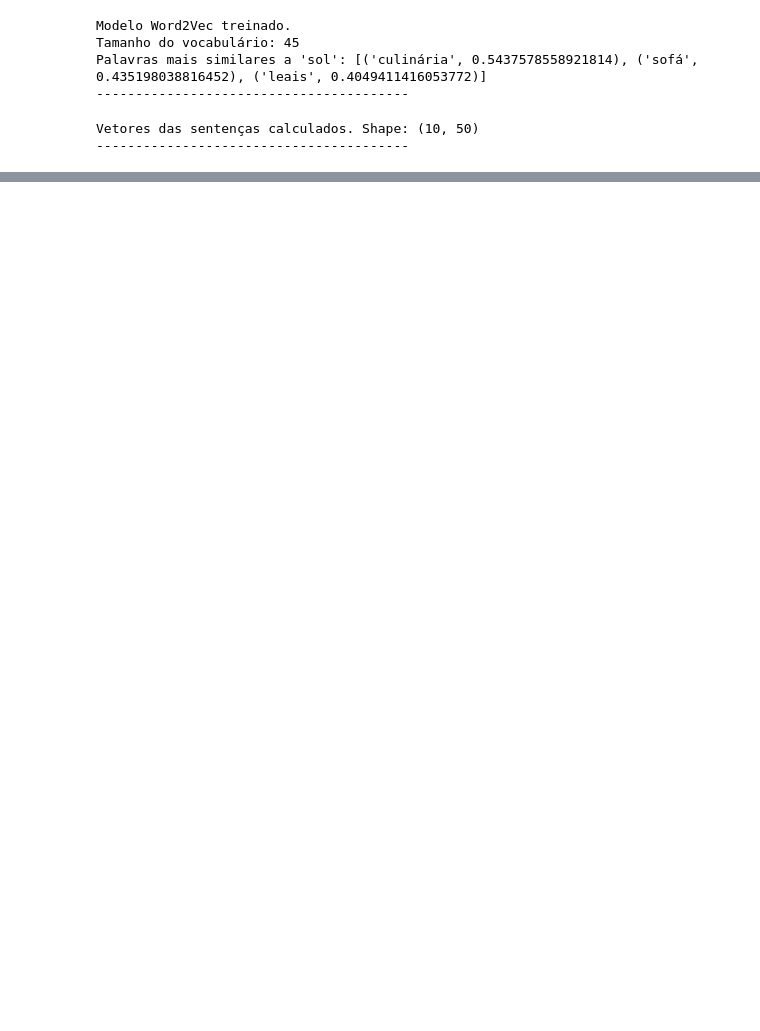
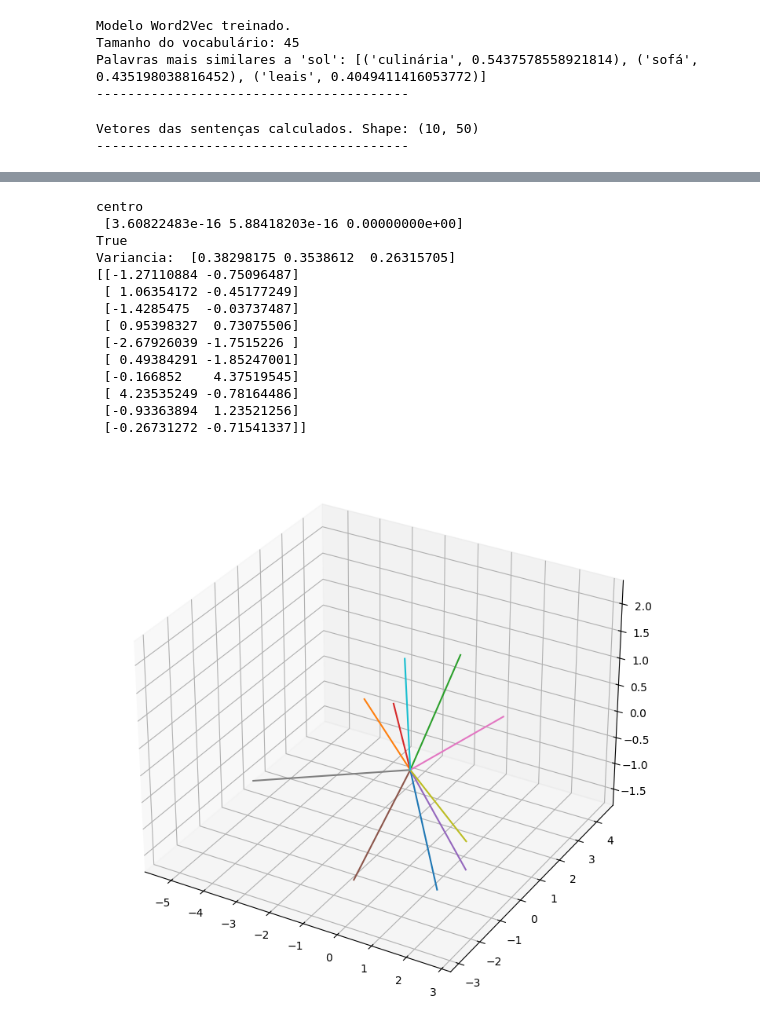
Before and after one commit to Equipe16-IAA/IAA015, a Jupyter notebook: Comparação modelos vetoriais.ipynb, the cells around one changed output, grey strips where cells are left out. Saved outputs shown, nothing was run; the diff lists cells and outputs as text; code cells hidden in the pictures; blank space fills up the shorter version.

```diff
--- a/Comparação modelos vetoriais.ipynb
+++ b/Comparação modelos vetoriais.ipynb
@@ -284,3 +289,57 @@ O gráfico acima mostra cada texto original como um ponto no espaço 2D.
 A posição de cada ponto é determinada pelo vetor da sentença (média dos vetores das palavras) após a redução com PCA.
 Textos com conteúdo semanticamente similar (segundo o modelo Word2Vec) devem aparecer mais próximos uns dos outros.
 Com um corpus pequeno, as relações capturadas pelo Word2Vec podem ser fracas ou baseadas em coocorrências simples de palavras.
+# %%
+centro = pca_result.mean(axis=0)
+v_centro = pca_result - centro
+
+print('centro','\n',centro)
+print( np.allclose(pca_result, v_centro+centro))
+
+# obter o plano para projeção ortogonal
+U,s,Vh = np.linalg.svd(v_centro)
+print('Variancia: ', np.square(s) / np.square(s).sum() )
+W2 = Vh.T[:, :2]
+v1_plano = Vh.T[:, 0]
+v2_plano = Vh.T[:, 1]
+projetados2d = v_centro.dot(W2)
+print(projetados2d)
+# calculando o plano de projeção
+menor = np.min(pca_result,axis=0)-1
+maior = np.min(pca_result,axis=0)+1
+x1s = np.linspace(menor[0], maior[0], 10)
+y1s = np.linspace(menor[1], maior[1], 10)
+z1s = np.linspace(menor[2], maior[2], 10)
+C = Vh
+R = C.T.dot(C)
+x1, x2 = np.meshgrid(x1s, y1s)
+z = (R[0, 2] * x1 + R[1, 2] * x2) / (1 - R[2, 2])
+#
+# tentando visualizar as projeções no espaço 3d
+fig = plt.figure(figsize=(12, 9)) # Ajuste o tamanho conforme necessário
+ax = fig.add_subplot(111, projection='3d')
+ax.plot_surface(x1, x2, z, alpha=0.2, color="k")
+#ax.view_init(elev=180, azim=180)
+# pontos originais
+for v in pca_result:
+    xs = np.linspace(0, v[0], 10)
+    ys = np.linspace(0, v[1], 10)
+    zs = np.linspace(0, v[2], 10)
+    plt.plot(xs,ys,zs=zs)
+plt.show()
+# %% [output]
+centro
+ [3.60822483e-16 5.88418203e-16 0.00000000e+00]
+True
+Variancia:  [0.38298175 0.3538612  0.26315705]
+[[-1.27110884 -0.75096487]
+ [ 1.06354172 -0.45177249]
+ [-1.4285475  -0.03737487]
+ [ 0.95398327  0.73075506]
+ [-2.67926039 -1.7515226 ]
+ [ 0.49384291 -1.85247001]
+ [-0.166852    4.37519545]
+ [ 4.23535249 -0.78164486]
+ [-0.93363894  1.23521256]
+ [-0.26731272 -0.71541337]]
+[figure, added]
```
Also changed, not shown: parts of 8 cells of this notebook.
